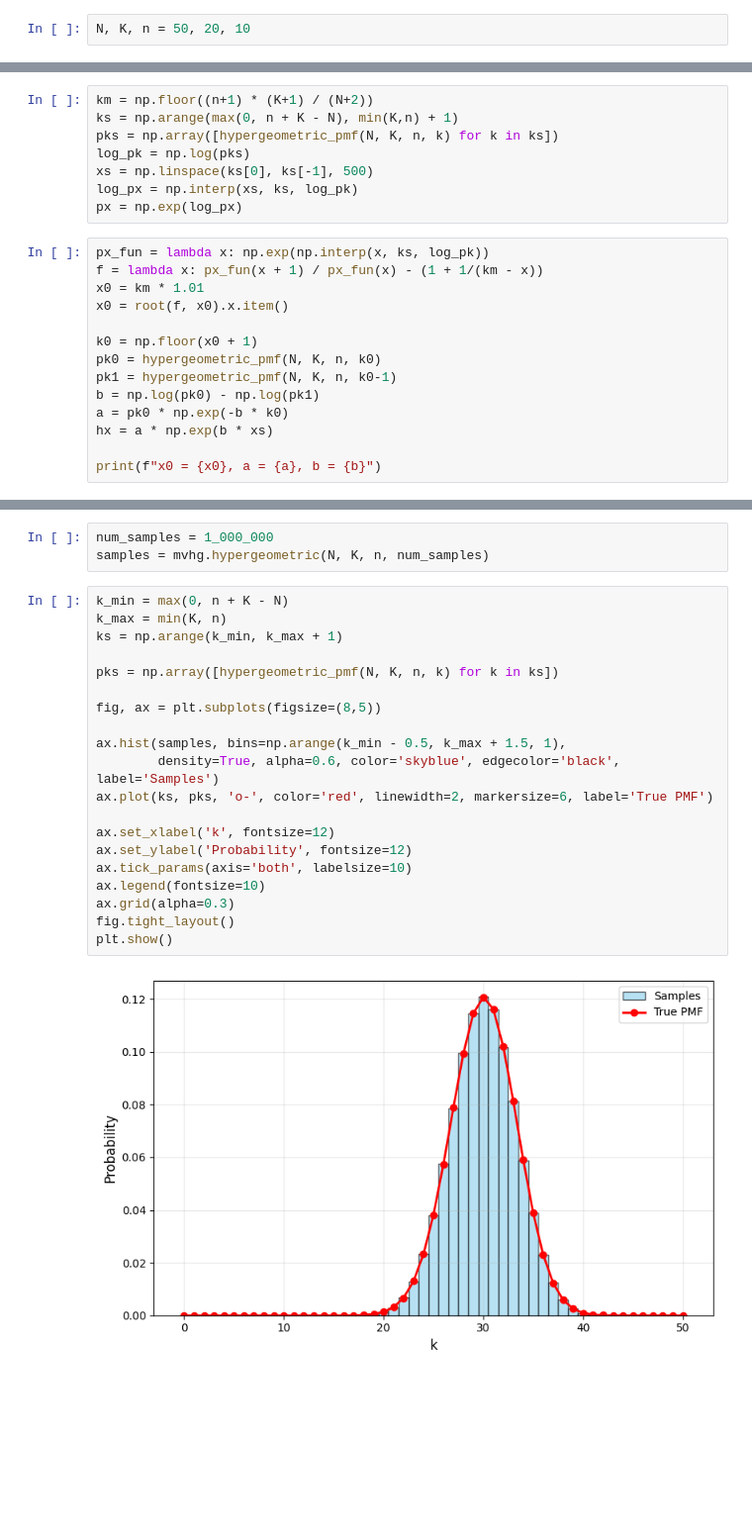
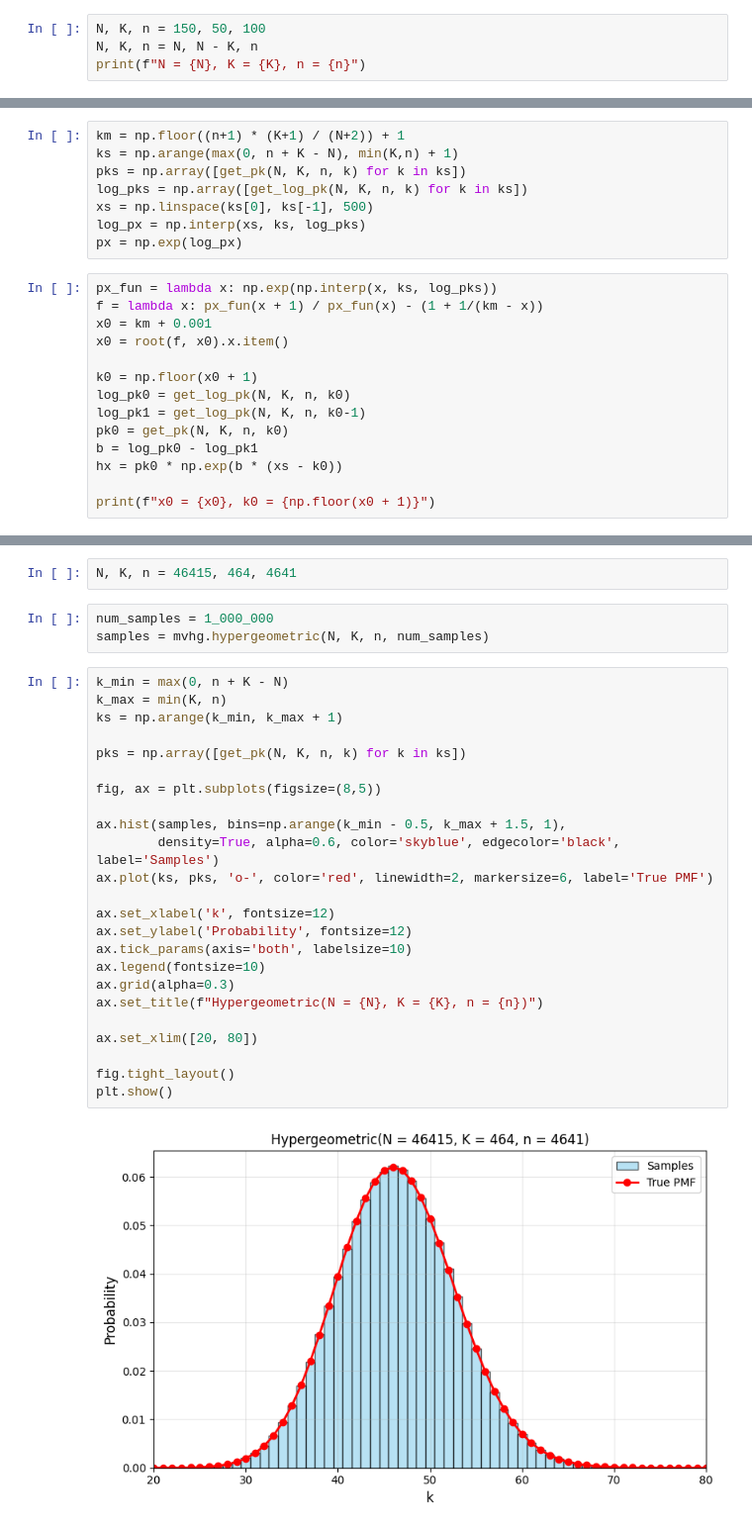
Before and after one commit to spsvihla/mvhg, a Jupyter notebook: notebooks/demo.ipynb, the cells around one changed output, grey strips where cells are left out. Shown: that part at 99% size. Cells and saved outputs as stored; diff of their text form; blank space fills up the shorter version.

```diff
--- a/notebooks/demo.ipynb
+++ b/notebooks/demo.ipynb
@@ -21,2 +22,4 @@ def hypergeometric_pmf(N, K, n, k):
 # %%
-N, K, n = 50, 20, 10
+N, K, n = 150, 50, 100
+N, K, n = N, N - K, n
+print(f"N = {N}, K = {K}, n = {n}")
@@ -23,23 +30,23 @@ N, K, n = 50, 20, 10
 # %%
-km = np.floor((n+1) * (K+1) / (N+2))
+km = np.floor((n+1) * (K+1) / (N+2)) + 1
 ks = np.arange(max(0, n + K - N), min(K,n) + 1)
-pks = np.array([hypergeometric_pmf(N, K, n, k) for k in ks])
-log_pk = np.log(pks)
+pks = np.array([get_pk(N, K, n, k) for k in ks])
+log_pks = np.array([get_log_pk(N, K, n, k) for k in ks])
 xs = np.linspace(ks[0], ks[-1], 500)
-log_px = np.interp(xs, ks, log_pk)
+log_px = np.interp(xs, ks, log_pks)
 px = np.exp(log_px)
 # %%
-px_fun = lambda x: np.exp(np.interp(x, ks, log_pk))
+px_fun = lambda x: np.exp(np.interp(x, ks, log_pks))
 f = lambda x: px_fun(x + 1) / px_fun(x) - (1 + 1/(km - x))
-x0 = km * 1.01
+x0 = km + 0.001
 x0 = root(f, x0).x.item()
 
 k0 = np.floor(x0 + 1)
-pk0 = hypergeometric_pmf(N, K, n, k0)
-pk1 = hypergeometric_pmf(N, K, n, k0-1)
-b = np.log(pk0) - np.log(pk1)
-a = pk0 * np.exp(-b * k0)
-hx = a * np.exp(b * xs)
+log_pk0 = get_log_pk(N, K, n, k0)
+log_pk1 = get_log_pk(N, K, n, k0-1)
+pk0 = get_pk(N, K, n, k0)
+b = log_pk0 - log_pk1
+hx = pk0 * np.exp(b * (xs - k0))
 
-print(f"x0 = {x0}, a = {a}, b = {b}")
+print(f"x0 = {x0}, k0 = {np.floor(x0 + 1)}")
 # %% [output]
@@ -89,25 +111,31 @@ N, K, n = 500, 50, 300
+# %%
+N, K, n = 46415, 464, 4641
 # %%
 num_samples = 1_000_000
 samples = mvhg.hypergeometric(N, K, n, num_samples)
 # %%
 k_min = max(0, n + K - N)
 k_max = min(K, n)
 ks = np.arange(k_min, k_max + 1)
 
-pks = np.array([hypergeometric_pmf(N, K, n, k) for k in ks])
+pks = np.array([get_pk(N, K, n, k) for k in ks])
 
 fig, ax = plt.subplots(figsize=(8,5))
 
 ax.hist(samples, bins=np.arange(k_min - 0.5, k_max + 1.5, 1),
         density=True, alpha=0.6, color='skyblue', edgecolor='black', label='Samples')
 ax.plot(ks, pks, 'o-', color='red', linewidth=2, markersize=6, label='True PMF')
 
 ax.set_xlabel('k', fontsize=12)
 ax.set_ylabel('Probability', fontsize=12)
 ax.tick_params(axis='both', labelsize=10)
 ax.legend(fontsize=10)
 ax.grid(alpha=0.3)
+ax.set_title(f"Hypergeometric(N = {N}, K = {K}, n = {n})")
+
+ax.set_xlim([20, 80])
+
 fig.tight_layout()
 plt.show()
 # %% [output]
-[figure, old version]
+[figure, new version]
```
Also changed, not shown: parts of 12 cells of this notebook, 1 other file.
